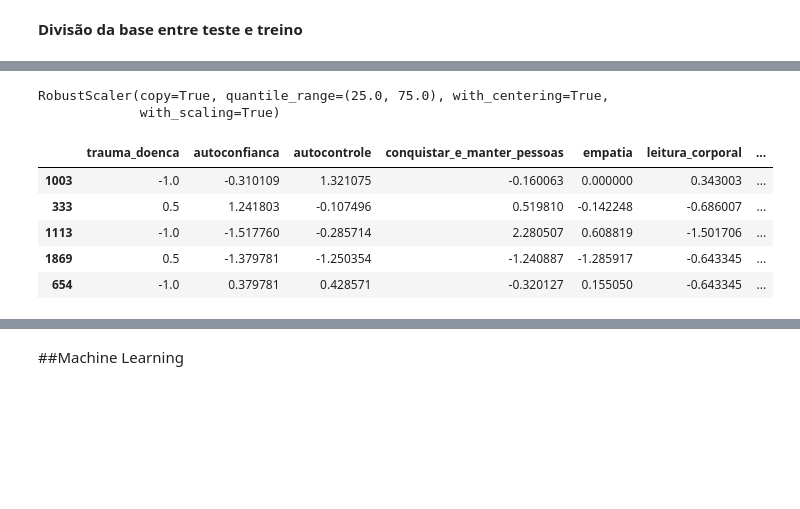
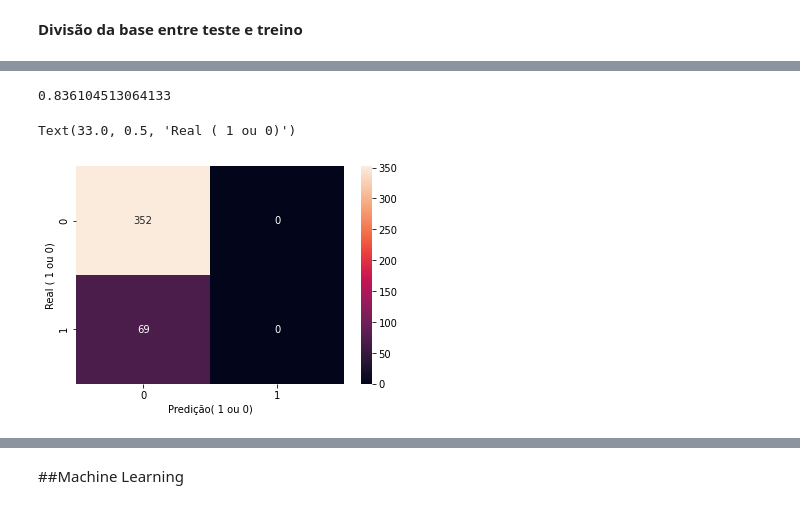
Before and after one commit to paulaassisb/projeto-final-ds-awari, a Jupyter notebook: Projeto_Awari_Paula_Assis_(v2).ipynb, the cells around one changed output, grey strips where cells are left out. Cells and saved outputs as stored; diff of their text form; code cells hidden in the pictures; blank space fills up the shorter version.

```diff
--- a/Projeto_Awari_Paula_Assis_(v2).ipynb
+++ b/Projeto_Awari_Paula_Assis_(v2).ipynb
@@ -326,2 +275,4 @@ memory usage: 208.4+ KB
+# %%
+y = y.equilibrio
 # %% [markdown]
 **Divisão da base entre teste e treino**
@@ -333,10 +279,8 @@ df_bin['trauma_doenca'].hist()
 # %%
 ## Importando biblioteca para fazer a divisão da base entre teste/treino
 from sklearn.model_selection import train_test_split
-df_train_set, df_test_set = train_test_split(df_bin, test_size=0.25, random_state=42, stratify=df_bin['trauma_doenca'])
+X_train, X_test, y_train, y_test = train_test_split(X,
+                                                    y,
+                                                    random_state=42,
+                                                    test_size=0.2,
+                                                    stratify=y)
-# %%
-X_train = df_train_set.drop('analise_do_contexto', axis=1)
-y_train = df_train_set['analise_do_contexto']
-
-X_test = df_test_set.drop('analise_do_contexto', axis=1)
-y_test = df_test_set['analise_do_contexto']
@@ -371,0 +287,7 @@ X_train[num_attributes].head()
+# %%
+#Benchmark
+from sklearn.dummy import DummyClassifier
+dummy_clf = DummyClassifier(strategy="most_frequent")
+dummy_clf.fit(X_train, y_train)
+
+y_pred = dummy_clf.predict(X_test)
@@ -372,8 +299,5 @@ X_train[num_attributes].head()
 # %%
-from sklearn.preprocessing import RobustScaler
+from sklearn.metrics import accuracy_score
+accuracy_score(y_test, y_pred)
+# %% [output]
+0.836104513064133
-# %%
-transformer = RobustScaler()
-transformer.fit(X_train[num_attributes])
-# %% [output]
-RobustScaler(copy=True, quantile_range=(25.0, 75.0), with_centering=True,
-             with_scaling=True)
@@ -382,9 +303,0 @@ X_train[num_attributes] = transformer.transform(X_train[num_attributes])
-# %%
-X_train[num_attributes].head()
-# %% [output]
-|  | trauma_doenca | autoconfianca | autocontrole | conquistar_e_manter_pessoas | empatia | leitura_corporal | ... |
-| 1003 | -1.0 | -0.310109 | 1.321075 | -0.160063 | 0.000000 | 0.343003 | ... |
-| 333 | 0.5 | 1.241803 | -0.107496 | 0.519810 | -0.142248 | -0.686007 | ... |
-| 1113 | -1.0 | -1.517760 | -0.285714 | 2.280507 | 0.608819 | -1.501706 | ... |
-| 1869 | 0.5 | -1.379781 | -1.250354 | -1.240887 | -1.285917 | -0.643345 | ... |
-| 654 | -1.0 | 0.379781 | 0.428571 | -0.320127 | 0.155050 | -0.643345 | ... |
@@ -392,0 +304,10 @@ X_test[num_attributes] = transformer.transform(X_test[num_attributes])
+# %%
+#Matriz de confusão
+from sklearn.metrics import confusion_matrix
+cm=confusion_matrix(y_test, y_pred)
+sns.heatmap(cm, annot=True, fmt='g')
+plt.xlabel('Predição( 1 ou 0)')
+plt.ylabel('Real ( 1 ou 0)')
+# %% [output]
+Text(33.0, 0.5, 'Real ( 1 ou 0)')
+[figure, added]
```
Also changed, not shown: parts of 66 cells of this notebook.
